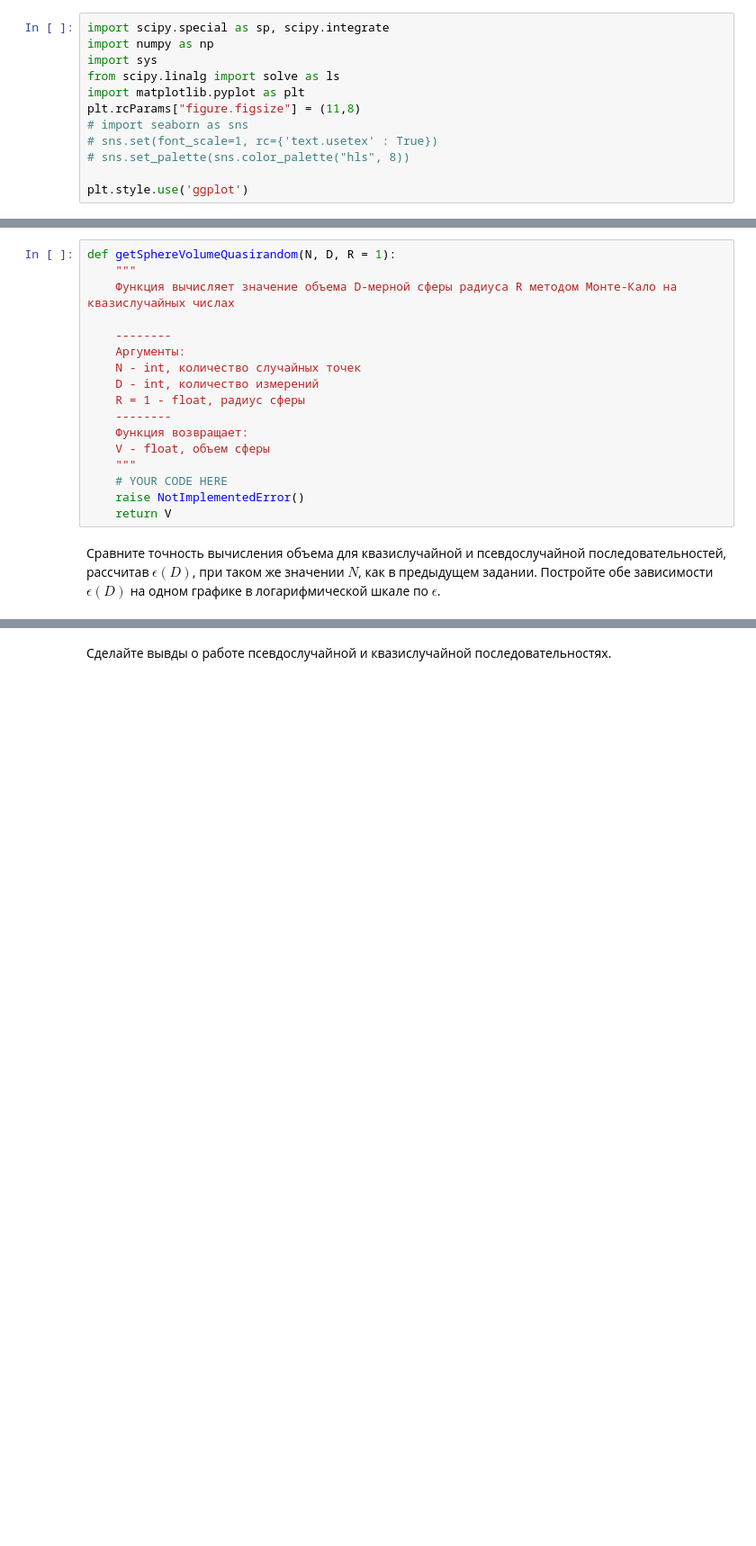
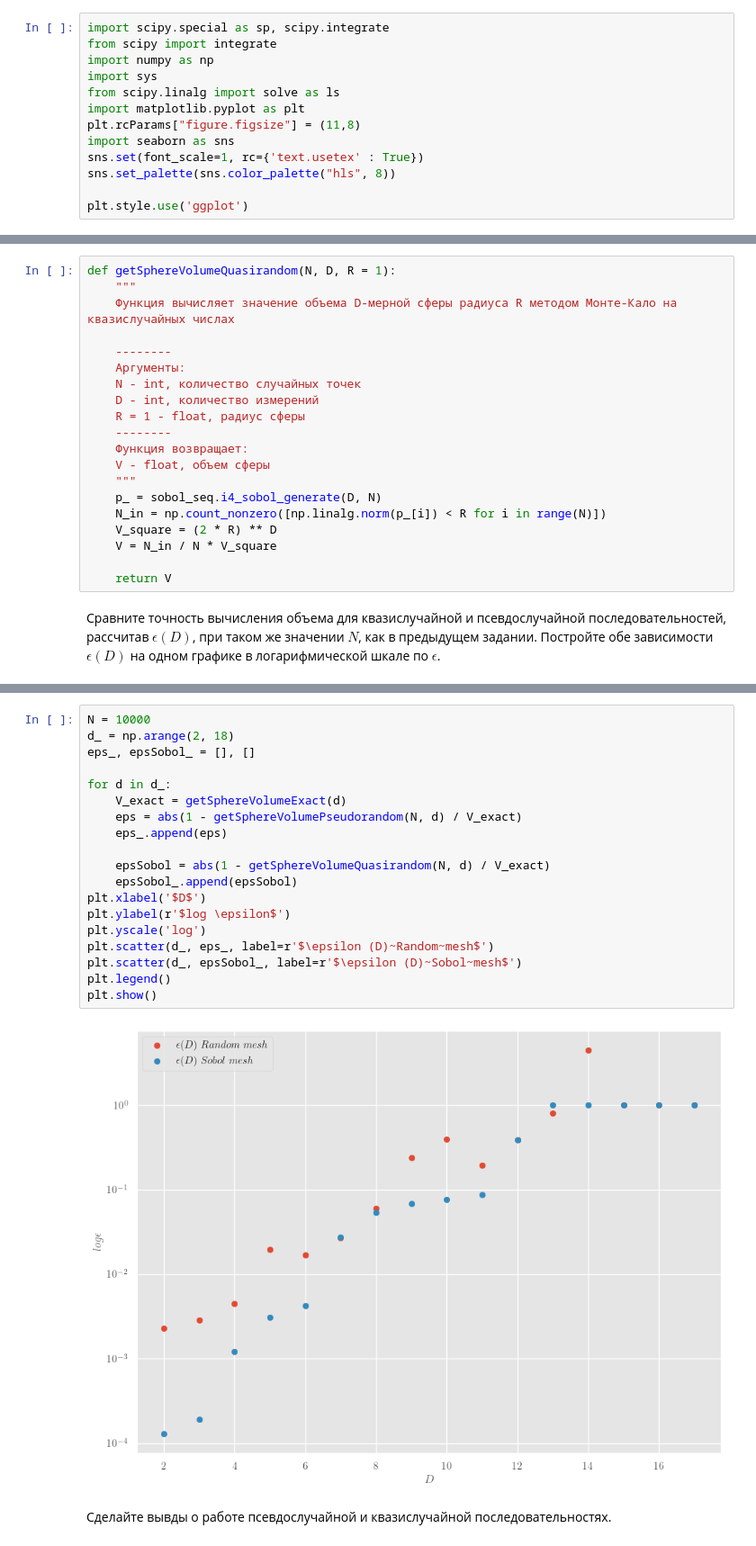
Before and after one commit to underham2ter/comp-phys, a Jupyter notebook: Monte-Carlo.ipynb, the cells around one changed output, grey strips where cells are left out. Shown at 90% size. Cells and saved outputs as stored; diff of their text form; blank space fills up the shorter version.

```diff
--- a/Monte-Carlo.ipynb
+++ b/Monte-Carlo.ipynb
@@ -15,14 +15,15 @@ NICKNAME = "underham2ter"
 Одно из частых применений метода Монте-Карло в физике состоит в расчете интегралов. При этом действительно полезным и незаменимым метод становится при работе с большим количеством измерений, когда построение обычных квадратур приводит к чересчур  огромным сеткам. Например, уже в случае 10 измерений, задание обычной равномерной решетки шириной в $2^4 = 16$ узлов, приводит к общей сетке размера $2^{40} \simeq 10^{12}$. Массив данных float такого размера будет занимать 4ТБ в памяти компьютера. Оперировать такими интегралами стандартными методами становится принципиально невозможно.
 # %%
 import scipy.special as sp, scipy.integrate
+from scipy import integrate
 import numpy as np
 import sys
 from scipy.linalg import solve as ls
 import matplotlib.pyplot as plt
 plt.rcParams["figure.figsize"] = (11,8)
-# import seaborn as sns
-# sns.set(font_scale=1, rc={'text.usetex' : True})
-# sns.set_palette(sns.color_palette("hls", 8))
+import seaborn as sns
+sns.set(font_scale=1, rc={'text.usetex' : True})
+sns.set_palette(sns.color_palette("hls", 8))
 
 plt.style.use('ggplot')
 # %% [markdown]
@@ -143,8 +141,11 @@ def getSphereVolumeQuasirandom(N, D, R = 1):
     Функция возвращает:
     V - float, объем сферы
     """
-    # YOUR CODE HERE
-    raise NotImplementedError()
+    p_ = sobol_seq.i4_sobol_generate(D, N)
+    N_in = np.count_nonzero([np.linalg.norm(p_[i]) < R for i in range(N)])
+    V_square = (2 * R) ** D
+    V = N_in / N * V_square
+
     return V
 # %% [markdown]
 Сравните точность вычисления объема для квазислучайной и псевдослучайной последовательностей, рассчитав  $\epsilon(D)$, при таком же значении $N$, как в предыдущем задании. Постройте обе зависимости $\epsilon(D)$ на одном графике в логарифмической шкале по $\epsilon$.
@@ -154,2 +152,23 @@ raise NotImplementedError()
+# %%
+N = 10000
+d_ = np.arange(2, 18)
+eps_, epsSobol_ = [], []
+
+for d in d_:
+    V_exact = getSphereVolumeExact(d)
+    eps = abs(1 - getSphereVolumePseudorandom(N, d) / V_exact)
+    eps_.append(eps)
+
+    epsSobol = abs(1 - getSphereVolumeQuasirandom(N, d) / V_exact)
+    epsSobol_.append(epsSobol)
+plt.xlabel('$D$')
+plt.ylabel(r'$log \epsilon$')
+plt.yscale('log')
+plt.scatter(d_, eps_, label=r'$\epsilon (D)~Random~mesh$')
+plt.scatter(d_, epsSobol_, label=r'$\epsilon (D)~Sobol~mesh$')
+plt.legend()
+plt.show()
+# %% [output]
+[figure, added]
 # %% [markdown]
 Сделайте вывды о работе псевдослучайной и квазислучайной последовательностях.
```
Also changed, not shown: parts of 26 cells of this notebook.
